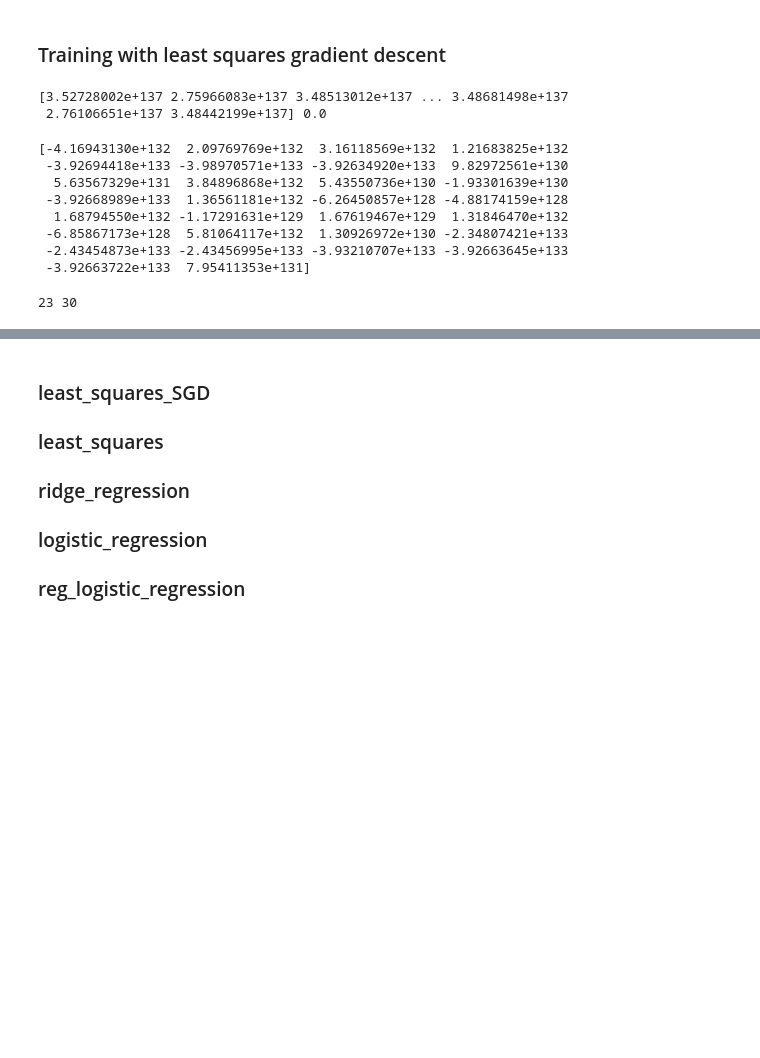
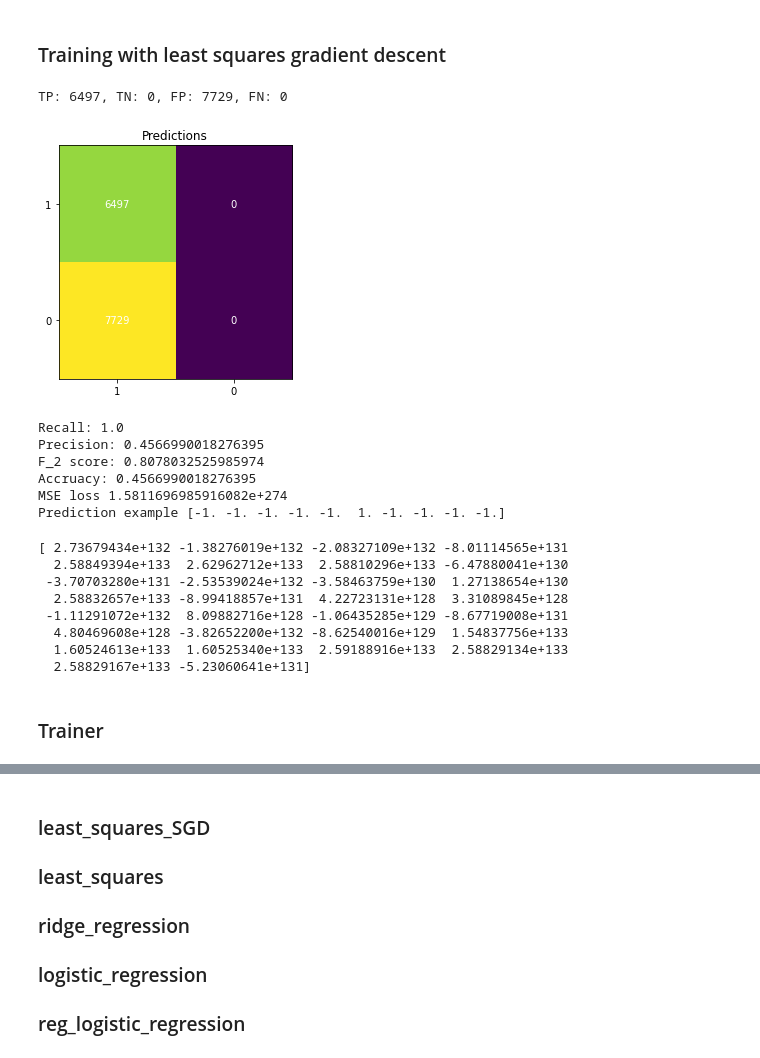
Before and after one commit to CS-433/ml-project-1-mgo, a Jupyter notebook: project1/scripts/project1.ipynb, the cells around one changed output, grey strips where cells are left out. Saved outputs shown, nothing was run; the diff lists cells and outputs as text; code cells hidden in the pictures; blank space fills up the shorter version.

Commit message:
Training template

```diff
--- a/project1/scripts/project1.ipynb
+++ b/project1/scripts/project1.ipynb
@@ -244,5 +249,8 @@ from implementations import *
 # %%
-DATA_TEST_PATH = '../data/test.csv' # TODO: download train data and supply path here
-with ZipFile('../data/test.csv.zip', 'r') as zip:
+from proj1_helpers import *
+from zipfile import ZipFile
+
+DATA_TRAIN_PATH = '../data/train.csv' # TODO: download train data and supply path here
+with ZipFile('../data/train.csv.zip', 'r') as zip:
     zip.extractall('../data')
-_, tX_test, ids_test = load_csv_data(DATA_TEST_PATH)
+y, tX, ids = load_csv_data(DATA_TRAIN_PATH)
@@ -248,0 +259,2 @@ _, tX_test, ids_test = load_csv_data(DATA_TEST_PATH)
+# %%
+tX = standardize(tX)
@@ -248,0 +263,5 @@ _, tX_test, ids_test = load_csv_data(DATA_TEST_PATH)
+# %%
+# Binary problem change the labels in y
+print("Example", y[0:10])
+y = np.where(y == -1, 0, y)
+print("Example after", y[0:10])
@@ -250,0 +275,4 @@ _, tX_test, ids_test = load_csv_data(DATA_TEST_PATH)
+# %%
+# from train take 20% as a validation set and 10% as a test set
+tX_train, tX_val, y_train, y_val = split_data(tX, y, ratio=0.8, seed=1)
+print("Size of the train set: {}. Size of the validation set: {}.".format(tX_train.shape[0], tX_val.shape[0]))
@@ -262,28 +295,41 @@ with ZipFile('../data/train.csv.zip', 'r') as zip:
 # %%
 # Training on the learning dataset
 
 #train_loss, weights = logistic_regression(y, tX, initial_w=[1] * tX.shape[1], max_iter=5000, gamma=0.5)
-train_loss, weights = least_squares_GD(y, tX, initial_w=[0] * tX.shape[1], max_iter=50, gamma=0.0001)
-# Estimating the predictions
-y_test = tX_test@weights
-# Computing the mse resulting from the test
-mse_test = compute_loss_mse(y_test, tX_test, weights)
-print(y_test, mse_test)
+train_loss, weights = least_squares_GD(y_train, tX_train, initial_w=[0] * tX_train.shape[1], max_iters=50, gamma=0.0001)
+# Estimating the predictions on the validation set
+# pred_val = tX_val@weights
+pred_val = predict_labels(weights, tX_val) #### using -1!!!
+# Confusion matrix
+tp, tn, fp, fn = calc_rates(y_val, pred_val)
+vis_conf_mtx(conf_matrix(tp, tn, fp, fn))
+# Recall, Precision, F2-Score, Accruacy
+f_score(recall(tp, fn), precision(tp, fp))
+accruacy(tp, tn, fp, fn)
+# Computing the mse resulting from the validation set
+### odd: just predicted now again
+mse_test = compute_loss_mse(y_val, tX_val, weights)
+print("MSE loss", mse_test)
+print("Prediction example", pred_val[:10])
 # %% [output]
-[3.52728002e+137 2.75966083e+137 3.48513012e+137 ... 3.48681498e+137
- 2.76106651e+137 3.48442199e+137] 0.0
+TP: 6497, TN: 0, FP: 7729, FN: 0
+[figure, added]
+Recall: 1.0
+Precision: 0.4566990018276395
+F_2 score: 0.8078032525985974
+Accruacy: 0.4566990018276395
+MSE loss 1.5811696985916082e+274
+Prediction example [-1. -1. -1. -1. -1.  1. -1. -1. -1. -1.]
 # %%
 print(weights)
 # %% [output]
-[-4.16943130e+132  2.09769769e+132  3.16118569e+132  1.21683825e+132
- -3.92694418e+133 -3.98970571e+133 -3.92634920e+133  9.82972561e+130
-  5.63567329e+131  3.84896868e+132  5.43550736e+130 -1.93301639e+130
- -3.92668989e+133  1.36561181e+132 -6.26450857e+128 -4.88174159e+128
-  1.68794550e+132 -1.17291631e+129  1.67619467e+129  1.31846470e+132
- -6.85867173e+128  5.81064117e+132  1.30926972e+130 -2.34807421e+133
- -2.43454873e+133 -2.43456995e+133 -3.93210707e+133 -3.92663645e+133
- -3.92663722e+133  7.95411353e+131]
+[ 2.73679434e+132 -1.38276019e+132 -2.08327109e+132 -8.01114565e+131
+  2.58849394e+133  2.62962712e+133  2.58810296e+133 -6.47880041e+130
+ -3.70703280e+131 -2.53539024e+132 -3.58463759e+130  1.27138654e+130
+  2.58832657e+133 -8.99418857e+131  4.22723131e+128  3.31089845e+128
+ -1.11291072e+132  8.09882716e+128 -1.06435285e+129 -8.67719008e+131
+  4.80469608e+128 -3.82652200e+132 -8.62540016e+129  1.54837756e+133
+  1.60524613e+133  1.60525340e+133  2.59188916e+133  2.58829134e+133
+  2.58829167e+133 -5.23060641e+131]
-# %%
-print(tX.shape[1], tX_test.shape[1])
-# %% [output]
-23 30
+# %% [markdown]
+### Trainer
```
Also changed, not shown: parts of 11 cells of this notebook, 2 other files.
